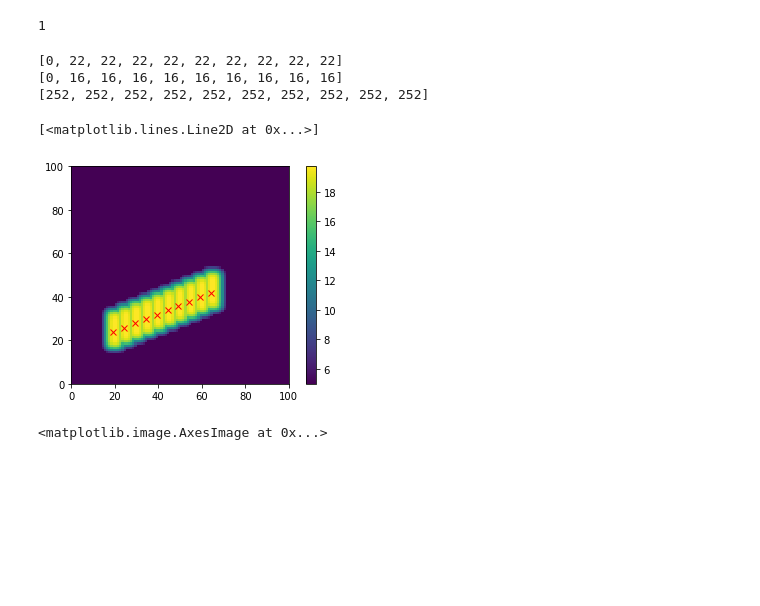
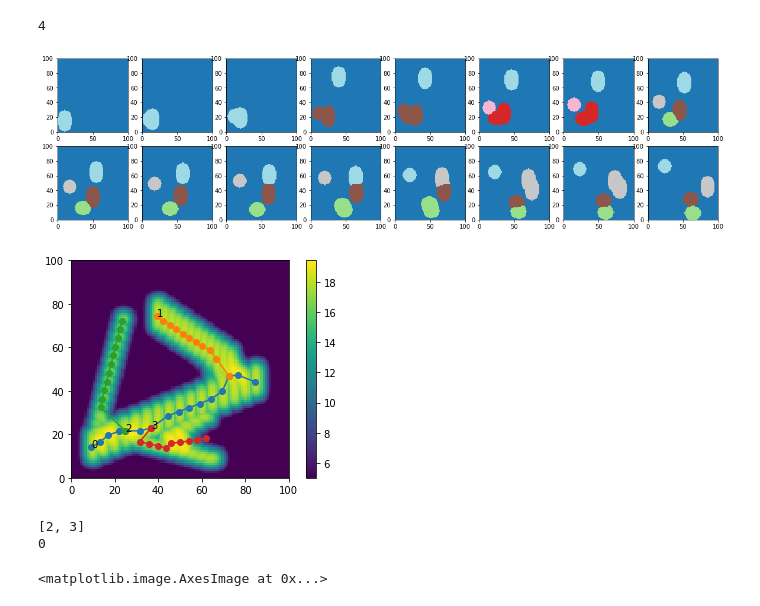
Before and after one commit to KillianBrennan/cell_tracker, a Jupyter notebook: working_principle.ipynb, the cells around one changed output. Cells and saved outputs as stored; diff of their text form; code cells hidden in the pictures; blank space fills up the shorter version.

```diff
--- a/working_principle.ipynb
+++ b/working_principle.ipynb
@@ -26,7 +23,7 @@ from cell_tracker import Cell, track_cells, label_local_maximas, get_new_labels
 N = 100 # number of gridpoints in x direction
 M = 100 # number of gridpoints in y direction
 
-timesteps = 12
+timesteps = 16
 timestep = 5 # minutes
 start_day = pd.to_datetime("20210715", format="%Y%m%d")
 
@@ -35,29 +32,3 @@ datelist = pd.date_range(start_day, periods=timesteps, freq=str(timestep)+"min")
 field_static = {}
 field_static["lat"] = np.linspace(0, 10, N).repeat(M).reshape(N, M)
 field_static["lon"] = np.linspace(0, 10, M).repeat(N).reshape(M, N).T
-# %%
-
-# create a field with moving cells
-fields = np.zeros((timesteps, N, M))
-
-x_0 = 15 # initial x position
-y_0 = 15 # initial y position
-v_x = 2 # x velocity (gridpoints per timestep)
-v_y = 5 # y velocity (gridpoints per timestep)
-cell_size_x = 20 # cell size in gridpoints
-cell_size_y = 10 # cell size in gridpoints
-intensity = 20 # cell intensity
-
-# create a gaussian cell
-cell = np.ones((cell_size_x, cell_size_y))*intensity
-
-for i, date in enumerate(datelist):
-
-    # get the current position
-    x = int(x_0 + v_x * i)
-    y = int(y_0 + v_y * i)
-
-    # add the cell to the field
-    fields[i, x:x+cell_size_x, y:y+cell_size_y] = cell
-
-    fields[i,:,:] = gaussian_filter(fields[i,:,:], sigma=2)
@@ -64,27 +86,43 @@ for i, date in enumerate(datelist):
 # %%
 # track the cells
-cells = track_cells(fields, datelist, field_static)
+kwargs = {'prominence': 5, 'threshold': 10, 'min_distance':5,'fill_method': 'watershed', 'aura':5}
+cells = track_cells(fields, datelist, field_static,min_lifespan=40,dynamic_tracking=4, **kwargs)
 cell = cells[0]
 print(len(cells))
 # %% [output]
-1
+4
-# %%
-print(cell.width_gp)
-print(cell.length_gp)
-print(cell.area_gp)
-# %% [output]
-[0, 22, 22, 22, 22, 22, 22, 22, 22, 22]
-[0, 16, 16, 16, 16, 16, 16, 16, 16, 16]
-[252, 252, 252, 252, 252, 252, 252, 252, 252, 252]
+# %%
+def plt_labels(ax,field,**kwargs):
+    labeled, above_threshold = label_local_maximas(field,**kwargs)
+    new_cell_labels = get_new_labels(labeled, 5)
+
+    for i in range(M):
+        for j in range(N):
+            if labeled[i,j] not in new_cell_labels:
+                labeled[i,j] = 0
+    ax.pcolormesh(labeled, cmap='tab20')
+
+fig,ax = plt.subplots(2,len(fields)//2,figsize=(20,5))
+ax = ax.flatten()
+for i,field in enumerate(fields):
+    plt_labels(ax[i],field,**kwargs)
+# %% [output]
+[figure, added]
 # %%
-# plot the field
 plt.pcolormesh(fields[:, :, :].max(axis=0),vmin=5)
 plt.colorbar()
 plt.gca().set_aspect('equal', adjustable='box')
-plt.plot(cell.mass_center_y, cell.mass_center_x, "rx")
+for cell in cells:
+    plt.plot(cell.mass_center_y, cell.mass_center_x, "o-")
+    plt.text(cell.mass_center_y[0], cell.mass_center_x[0], str(cell.cell_id))
 # %% [output]
-[<matplotlib.lines.Line2D at 0x...>]
-[figure, old version]
+[figure, new version]
+# %%
+print(cells[0].child)
+print(cells[3].parent)
+# %% [output]
+[2, 3]
+0
 # %%
 # setup synthetic data to showcase the segmentation
 
```
Also changed, not shown: parts of 6 cells of this notebook, 1 other file.
